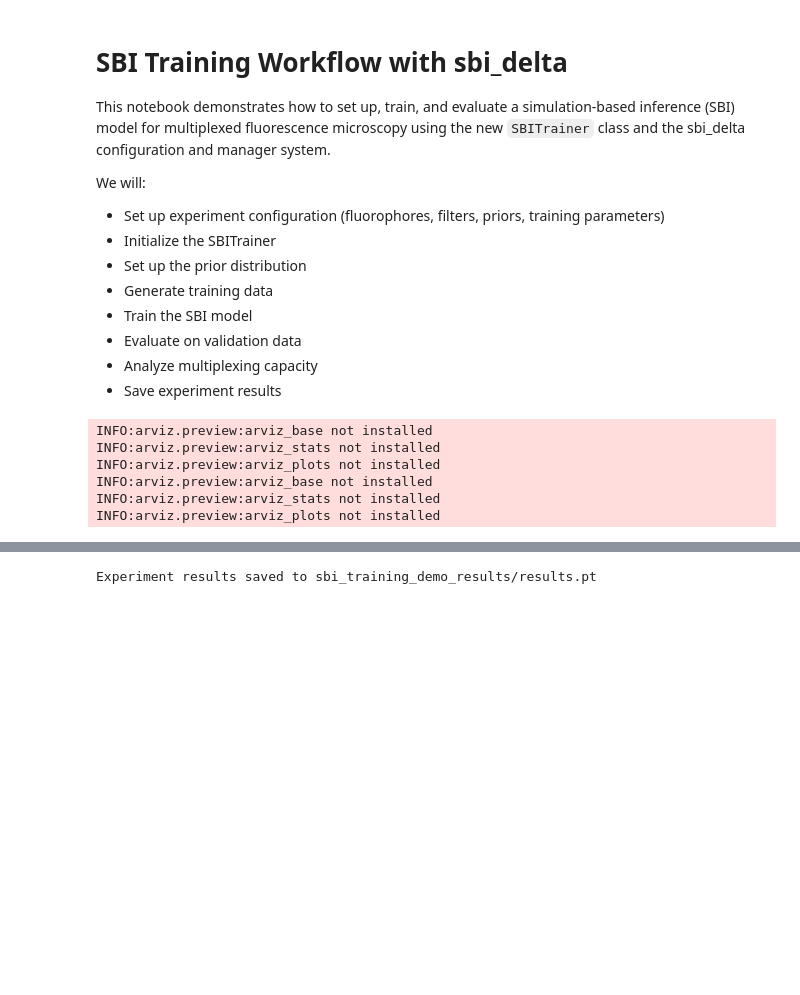
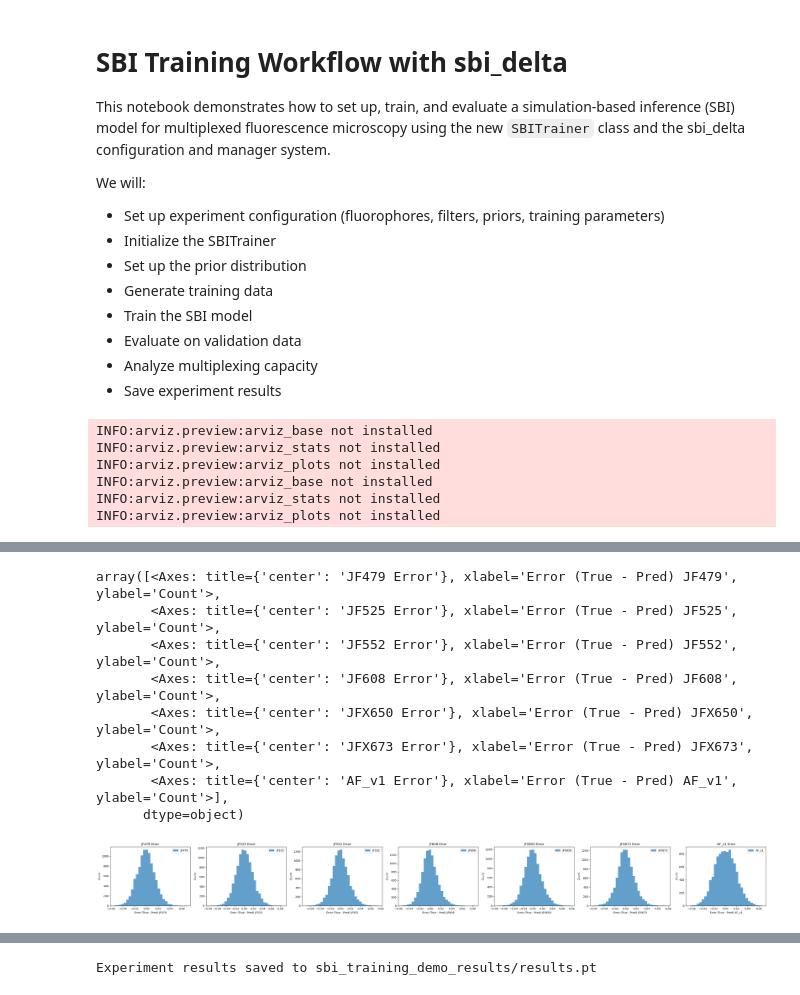
Before and after one commit to boazmohar/sbi-DELTA, a Jupyter notebook: sbi_delta/notebooks/sbi_training_workflow.ipynb, the cells around one changed output, grey strips where cells are left out. Saved outputs shown, nothing was run; the diff lists cells and outputs as text; code cells hidden in the pictures; blank space fills up the shorter version.

```diff
--- a/sbi_delta/notebooks/sbi_training_workflow.ipynb
+++ b/sbi_delta/notebooks/sbi_training_workflow.ipynb
@@ -139,0 +179,13 @@ Multiplexing: 62.0% of test samples have R^2 >= 0.8
+# %%
+# Histograms of errors (true - predicted) for each parameter
+trainer.plot_error_histograms()
+# %% [output]
+array([<Axes: title={'center': 'JF479 Error'}, xlabel='Error (True - Pred) JF479', ylabel='Count'>,
+       <Axes: title={'center': 'JF525 Error'}, xlabel='Error (True - Pred) JF525', ylabel='Count'>,
+       <Axes: title={'center': 'JF552 Error'}, xlabel='Error (True - Pred) JF552', ylabel='Count'>,
+       <Axes: title={'center': 'JF608 Error'}, xlabel='Error (True - Pred) JF608', ylabel='Count'>,
+       <Axes: title={'center': 'JFX650 Error'}, xlabel='Error (True - Pred) JFX650', ylabel='Count'>,
+       <Axes: title={'center': 'JFX673 Error'}, xlabel='Error (True - Pred) JFX673', ylabel='Count'>,
+       <Axes: title={'center': 'AF_v1 Error'}, xlabel='Error (True - Pred) AF_v1', ylabel='Count'>],
+      dtype=object)
+[figure, added]
```
Also changed, not shown: parts of 20 cells of this notebook, 16 other files.
